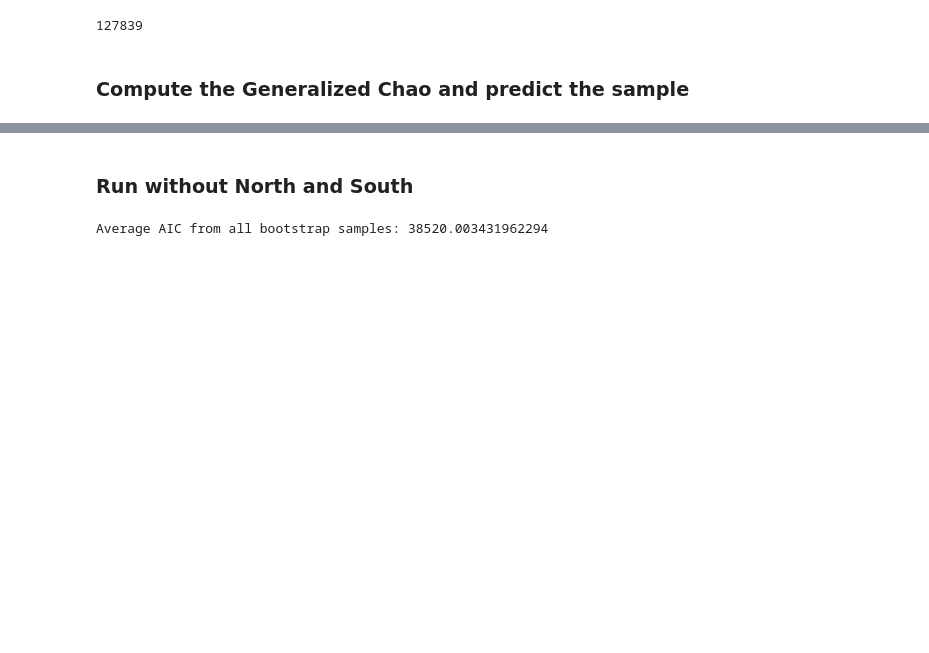
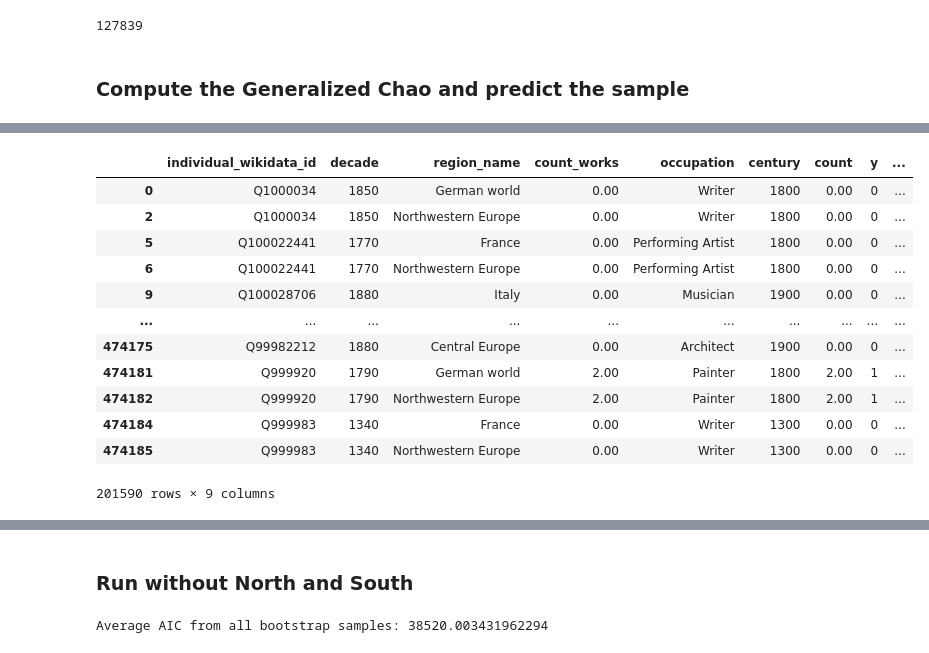
Before and after one commit to charlesdedampierre/cultura, a Jupyter notebook: 6b - run_unseen_species_occupation.ipynb, the cells around one changed output, grey strips where cells are left out. Saved outputs shown, nothing was run; the diff lists cells and outputs as text; code cells hidden in the pictures; blank space fills up the shorter version.

```diff
--- a/6b - run_unseen_species_occupation.ipynb
+++ b/6b - run_unseen_species_occupation.ipynb
@@ -137,3 +153,19 @@ len(set(df.individual_wikidata_id))
+# %%
+sample
+# %% [output]
+|  | individual_wikidata_id | decade | region_name | count_works | occupation | century | count | y | ... |
+| 0 | Q1000034 | 1850 | German world | 0.00 | Writer | 1800 | 0.00 | 0 | ... |
+| 2 | Q1000034 | 1850 | Northwestern Europe | 0.00 | Writer | 1800 | 0.00 | 0 | ... |
+| 5 | Q100022441 | 1770 | France | 0.00 | Performing Artist | 1800 | 0.00 | 0 | ... |
+| 6 | Q100022441 | 1770 | Northwestern Europe | 0.00 | Performing Artist | 1800 | 0.00 | 0 | ... |
+| 9 | Q100028706 | 1880 | Italy | 0.00 | Musician | 1900 | 0.00 | 0 | ... |
+| ... | ... | ... | ... | ... | ... | ... | ... | ... | ... |
+| 474175 | Q99982212 | 1880 | Central Europe | 0.00 | Architect | 1900 | 0.00 | 0 | ... |
+| 474181 | Q999920 | 1790 | German world | 2.00 | Painter | 1800 | 2.00 | 1 | ... |
+| 474182 | Q999920 | 1790 | Northwestern Europe | 2.00 | Painter | 1800 | 2.00 | 1 | ... |
+| 474184 | Q999983 | 1340 | France | 0.00 | Writer | 1300 | 0.00 | 0 | ... |
+| 474185 | Q999983 | 1340 | Northwestern Europe | 0.00 | Writer | 1300 | 0.00 | 0 | ... |
+201590 rows × 9 columns
 # %%
 import statsmodels.formula.api as smf
 import pandas as pd
```
Also changed, not shown: parts of 3 cells of this notebook, 2 other files.
